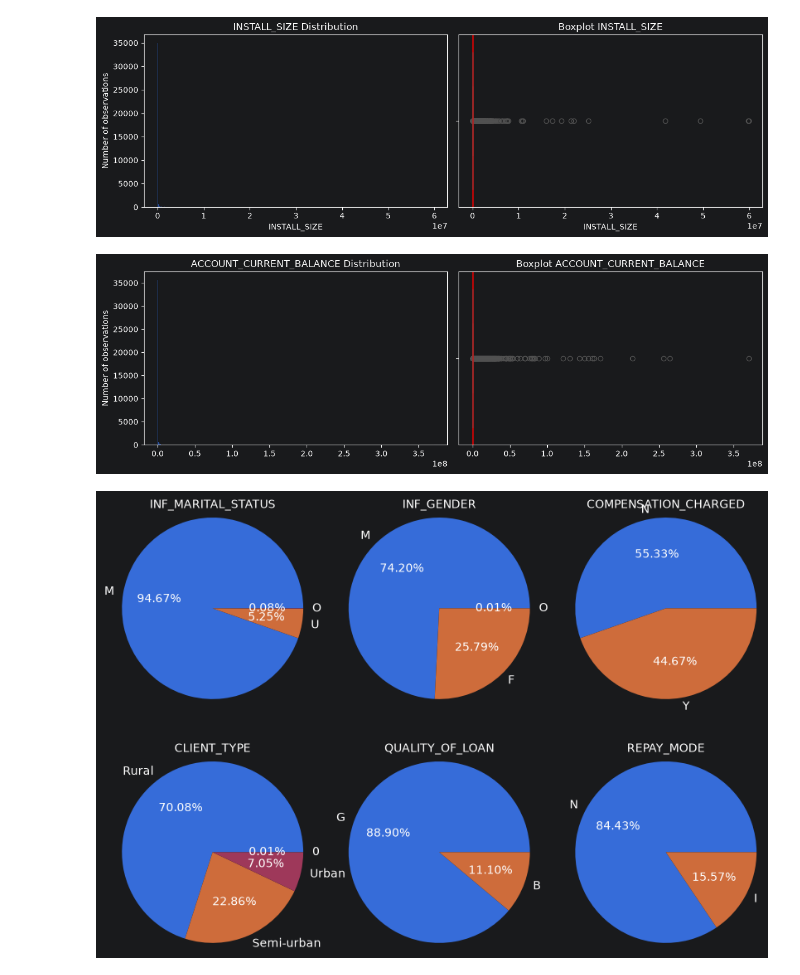
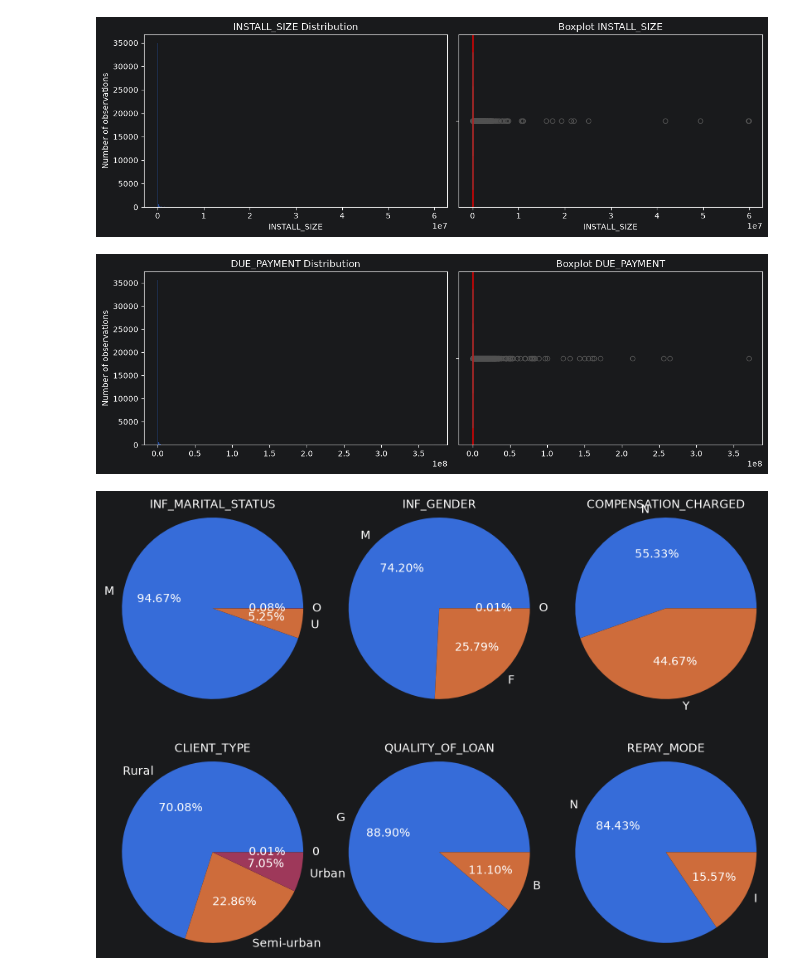
Before and after one commit to blbl-blbl/kaggle-Credit-Risk-Dataset, a Jupyter notebook: notebooks/01_eda.ipynb, the cells around one changed output. Drawn from its saved outputs; the diff is of its cells as text; code cells hidden in the pictures.

```diff
--- a/notebooks/01_eda.ipynb
+++ b/notebooks/01_eda.ipynb
@@ -254,24 +252,24 @@ plt.show()
 # %%
 # DUE_PAYMENT
 
 fig, axes = plt.subplots(1, 2, figsize=(12, 4))
 (ax1, ax2) = axes.flatten()
 
 sns.histplot(data=df, x='DUE_PAYMENT', ax=ax1)
-ax1.set_title('ACCOUNT_CURRENT_BALANCE Distribution')
+ax1.set_title('DUE_PAYMENT Distribution')
 ax1.set_xlabel('')
 ax1.set_ylabel('Number of observations')
 
 sns.boxplot(data=df, x='DUE_PAYMENT', ax=ax2)
 ax2.axvline(x=0, color='red', linestyle='-', linewidth=2, alpha=0.7)
 ax2.set_xlabel('')
 ax2.set_ylabel('')
 ax2.set_title('Boxplot DUE_PAYMENT')
 
 plt.tight_layout()
 plt.show()
 # %% [output]
-[figure, old version]
+[figure, new version]
 # %%
 inf_material = df['INF_MARITAL_STATUS'].value_counts()
 inf_gender = df['INF_GENDER'].value_counts()
```
Also changed, not shown: parts of 1 cell of this notebook.
